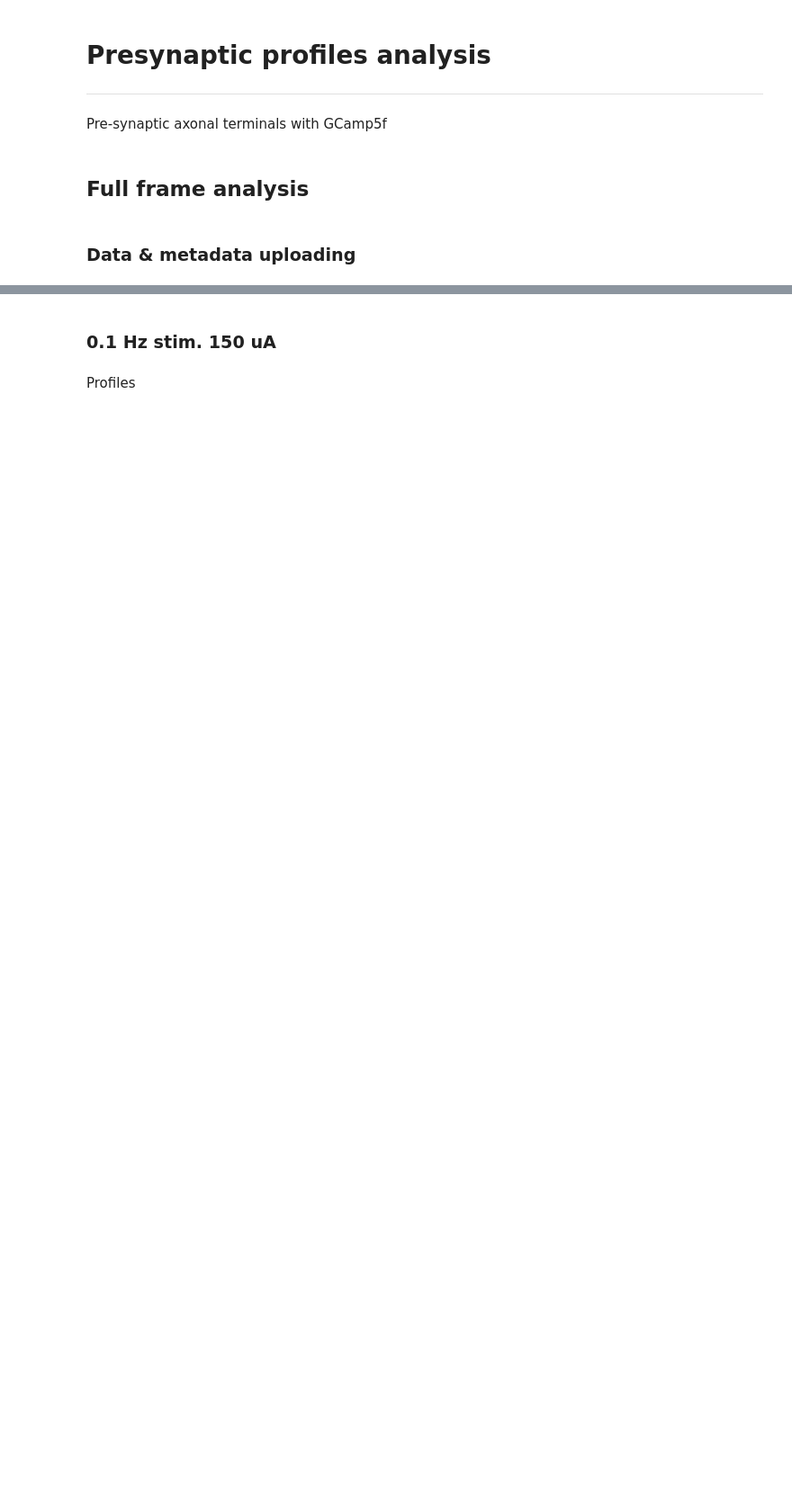
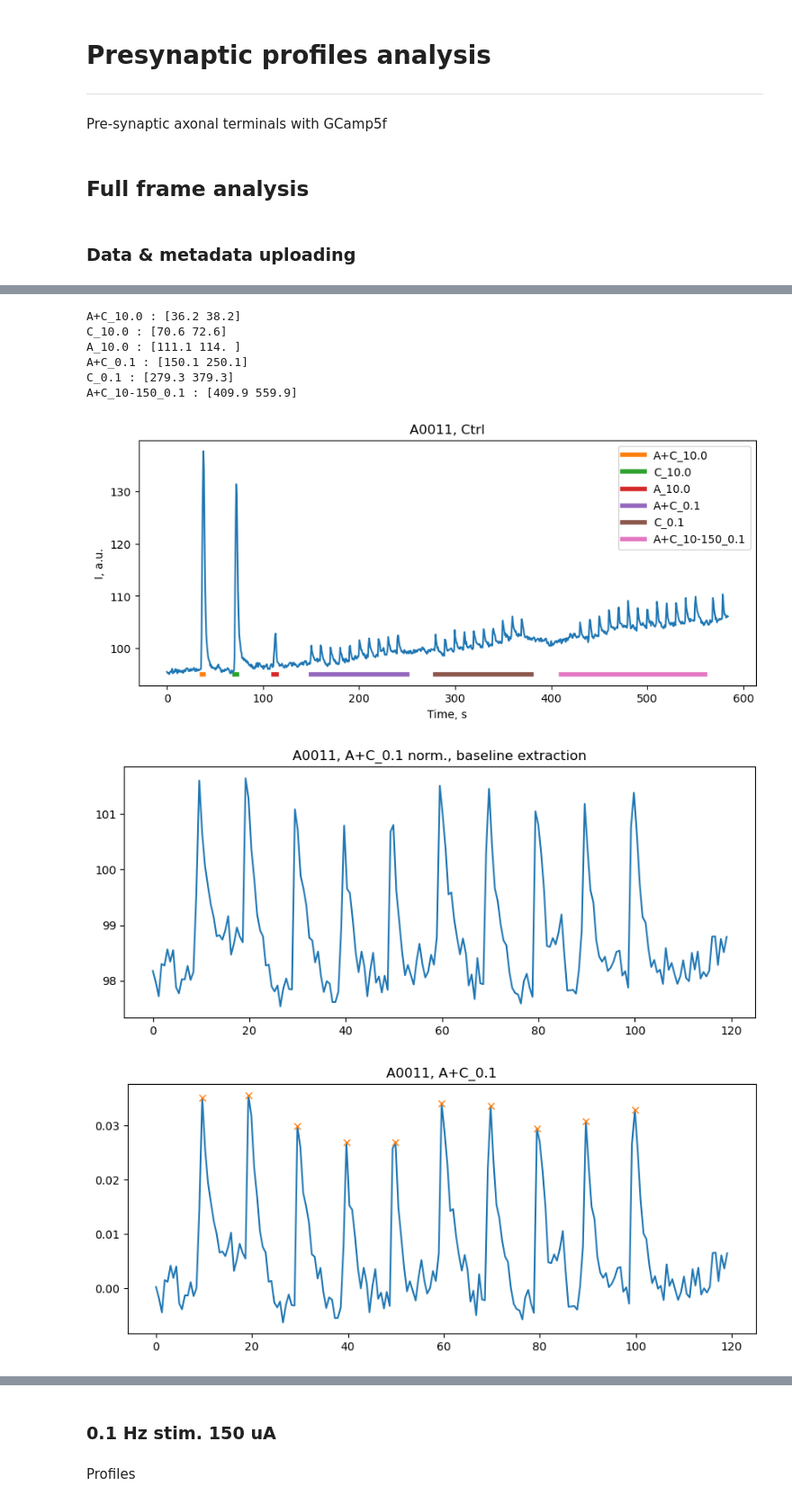
Before and after one commit to wisstock/microca, a Jupyter notebook: neuro/pre_prof.ipynb, the cells around one changed output, grey strips where cells are left out. Shown at 90% size. Saved outputs shown, nothing was run; the diff lists cells and outputs as text; code cells hidden in the pictures; blank space fills up the shorter version.

Commit message:
2.05.2023: full-frame pre in progress

```diff
--- a/neuro/pre_prof.ipynb
+++ b/neuro/pre_prof.ipynb
@@ -30,5 +32,5 @@ from sklearn import preprocessing
 # %%
-samp_name = 'A0005'
+samp_name = 'A0011'
 samp_path = os.path.join(''.join(sys.path[0].split('neuro')), 'data_neuro', samp_name)
 
 # sample YAML metadata file uploading
@@ -36,7 +38,7 @@ with open(f'{samp_path}/{samp_name}_meta.yaml') as f:
     samp_meta = yaml.safe_load(f)
 
 # sample img series uploading
-img = io.imread(f'{samp_path}/pre_gcamp_mov_cor.tif')
+img = io.imread(f'{samp_path}/{samp_name}_pre_mov_cor.tif')
 plt.figure(figsize=(10,10))
 plt.imshow(np.max(img, axis=0), cmap='jet')
 
@@ -70,11 +61,0 @@ A+C_10-150_0.1 : [422.6 572.6]
-# %%
-prof = np.asarray([np.mean(frame) for frame in img])
-
-plt.figure(figsize=(10, 4))
-plt.plot(time_line, prof)
-
-for line_name in application_lines_dict:
-        line_lim = application_lines_dict[line_name]
-        plt.plot(line_lim, [np.min(prof)] * len(line_lim), label=line_name, linewidth=4)
-
-plt.legend()
@@ -83,0 +166,20 @@ plt.legend()
+# %%
+ctrl_reg = pre_reg('A0011')
+ctrl_reg.plot_tot_profile()
+ctrl_reg.LF_stims(stim_ext_sec=10, create_df=True)
+
+# bicuc_reg = pre_reg('A0012')
+# bicuc_reg.plot_tot_profile()
+
+# glu_reg = pre_reg('A0013')
+# glu_reg.plot_tot_profile()
+# %% [output]
+A+C_10.0 : [36.2 38.2]
+C_10.0 : [70.6 72.6]
+A_10.0 : [111.1 114. ]
+A+C_0.1 : [150.1 250.1]
+C_0.1 : [279.3 379.3]
+A+C_10-150_0.1 : [409.9 559.9]
+[figure, added]
+[figure, added]
+[figure, added]
```
Also changed, not shown: parts of 13 cells of this notebook, 1 other file.
